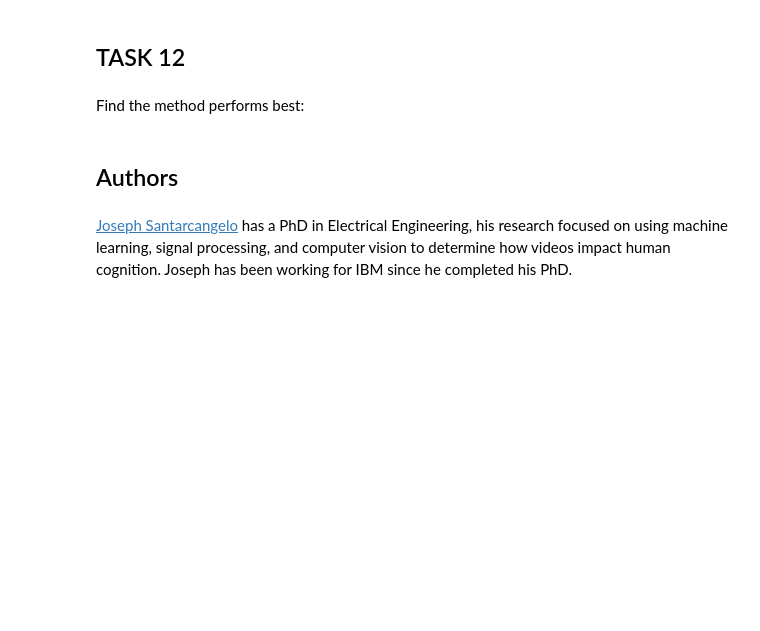
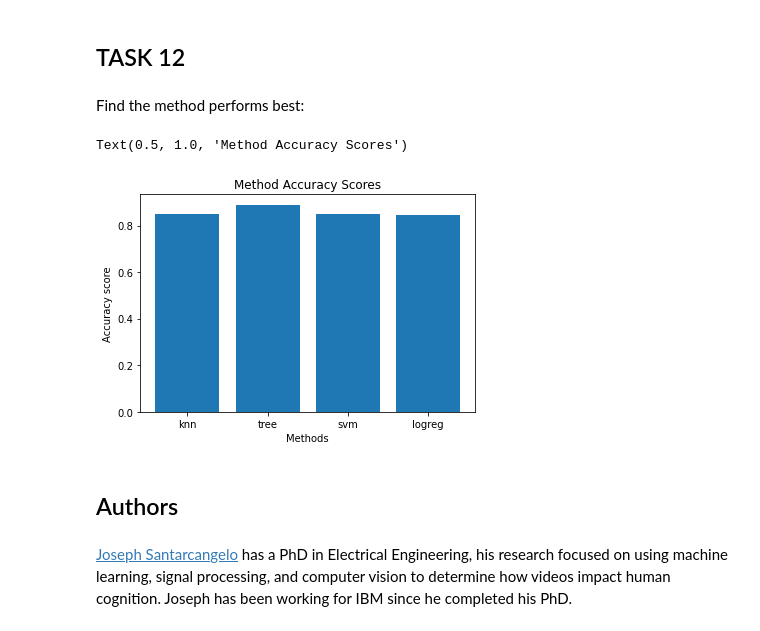
Before and after one commit to morriol/IBM-DS-Capstone, a Jupyter notebook: SpaceX_Machine Learning Prediction_Part_5.ipynb, the cells around one changed output. Saved outputs shown, nothing was run; the diff lists cells and outputs as text; code cells hidden in the pictures; blank space fills up the shorter version.

```diff
--- a/SpaceX_Machine Learning Prediction_Part_5.ipynb
+++ b/SpaceX_Machine Learning Prediction_Part_5.ipynb
@@ -317,6 +317,19 @@ plot_confusion_matrix(Y_test,yhat)
 ## TASK  12
 # %% [markdown]
 Find the method performs best:
+# %%
+accuracy_scores = {"knn": knn_cv.best_score_, "tree": tree_cv.best_score_,
+                   "svm" : svm_cv.best_score_, "logreg": logreg_cv.best_score_}
+values = list(accuracy_scores.values())
+labels = list(accuracy_scores.keys())
+
+plt.bar(labels, values)
+plt.xlabel("Methods")
+plt.ylabel("Accuracy score")
+plt.title("Method Accuracy Scores")
+# %% [output]
+Text(0.5, 1.0, 'Method Accuracy Scores')
+[figure, added]
 # %% [markdown]
 ## Authors
 # %% [markdown]
```
Also changed, not shown: parts of 2 cells of this notebook, 4 other files.
